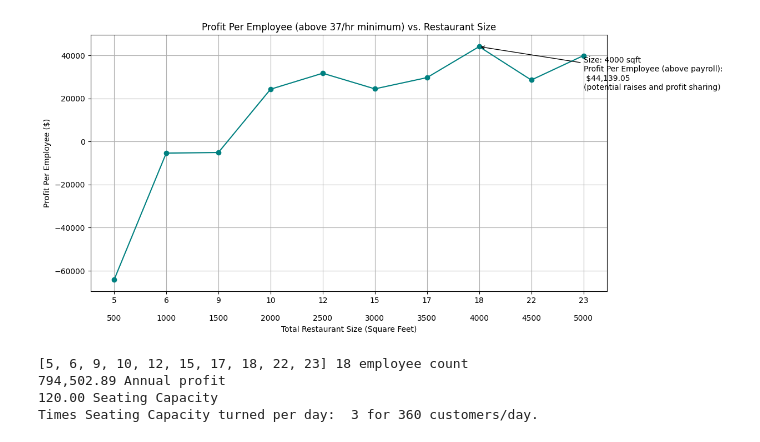
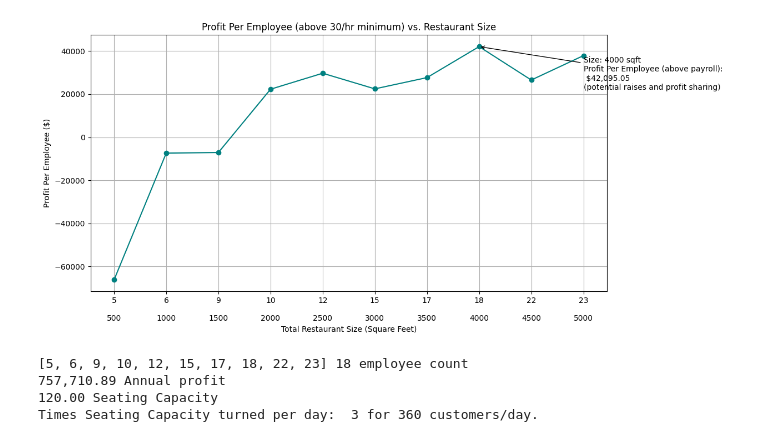
Before and after one commit to wark77/Restaurant_calculator_0.1, a Jupyter notebook: restaurant_withGPT_calc_(120medium).ipynb, the cells around one changed output. Saved outputs shown, nothing was run; the diff lists cells and outputs as text; code cells hidden in the pictures.

```diff
--- a/restaurant_withGPT_calc_(120medium).ipynb
+++ b/restaurant_withGPT_calc_(120medium).ipynb
@@ -6,7 +6,7 @@ import math
 import matplotlib.pyplot as plt
 import numpy as np
 
-testwage=37
+testwage=30
 ingredient_price=13.5
 sale_price=37
 ingredient_markup_percentage = 100*sale_price/ingredient_price
@@ -22,7 +22,7 @@ chef_wage = testwage  # $ per hour per chef
 host_wage = testwage  # $ per hour per host
 busser_wage = testwage  # $ per hour per busser
 manager_wage = testwage  # $ per hour per manager
-hours_open = 8  # Hours open per day
+hours_open = 10  # Hours open per day
 days_open = 365  # Days open per year
 seats_per_sqft = .6/20 #0.1  # Average number of seats per square foot  #60% dining area 20ft/seat
 employer_cost_multiplier = 1.4  # Multiplier to account for employer's cost for taxes, benefits, etc.
@@ -87,35 +87,35 @@ for sqft in sqft_range:
     ppe,te,profit_temp,seat_temp = calculate_revenue_and_profit(sqft)
     profit_per_employee.append(ppe)
     total_employees.append(te)
     profits.append(profit_temp)
     seats.append(seat_temp)
 
 # Step 5: Plot the results
 
 plt.figure(figsize=(12, 6))
 plt.plot(sqft_range, profit_per_employee, marker='o', color='teal')
 plt.title("Profit Per Employee (above "+str(testwage)+"/hr minimum) vs. Restaurant Size")
 plt.xlabel("Total Restaurant Size (Square Feet)")
 plt.ylabel("Profit Per Employee ($)")
 plt.grid(True)
 new_labels = [ ''.join([str(total_employees[x]),'\n\n'+str(sqft_range[x])]) for x in range(len(sqft_range)) ]
 plt.xticks(sqft_range,new_labels)
 #ax.set_xticklabels(total_employees)
 # Highlight the best size
 max_ppe = max(profit_per_employee)
 optimal_size = sqft_range[profit_per_employee.index(max_ppe)]
 plt.annotate(f'Size: {optimal_size} sqft\nProfit Per Employee (above payroll):\n ${max_ppe:,.2f} \n(potential raises and profit sharing)',
              xy=(optimal_size, max_ppe), xytext=(optimal_size + 1000, max_ppe - 20000),
              arrowprops=dict(facecolor='black', arrowstyle="->"))
 
 plt.show()
 print(total_employees,total_employees[profit_per_employee.index(max_ppe)], 'employee count')
 print(f'{profits[profit_per_employee.index(max_ppe)]:,.2f}',"Annual profit")
 print(f'{seats[profit_per_employee.index(max_ppe)]:.2f}',"Seating Capacity")
 print("Times Seating Capacity turned per day: ",times_seats_turned_per_day,"for "+str(f'{(seats[profit_per_employee.index(max_ppe)]*times_seats_turned_per_day):.0f}')+" customers/day.")
 # %% [output]
-[figure, old version]
+[figure, new version]
 [5, 6, 9, 10, 12, 15, 17, 18, 22, 23] 18 employee count
-794,502.89 Annual profit
+757,710.89 Annual profit
 120.00 Seating Capacity
 Times Seating Capacity turned per day:  3 for 360 customers/day.
```
